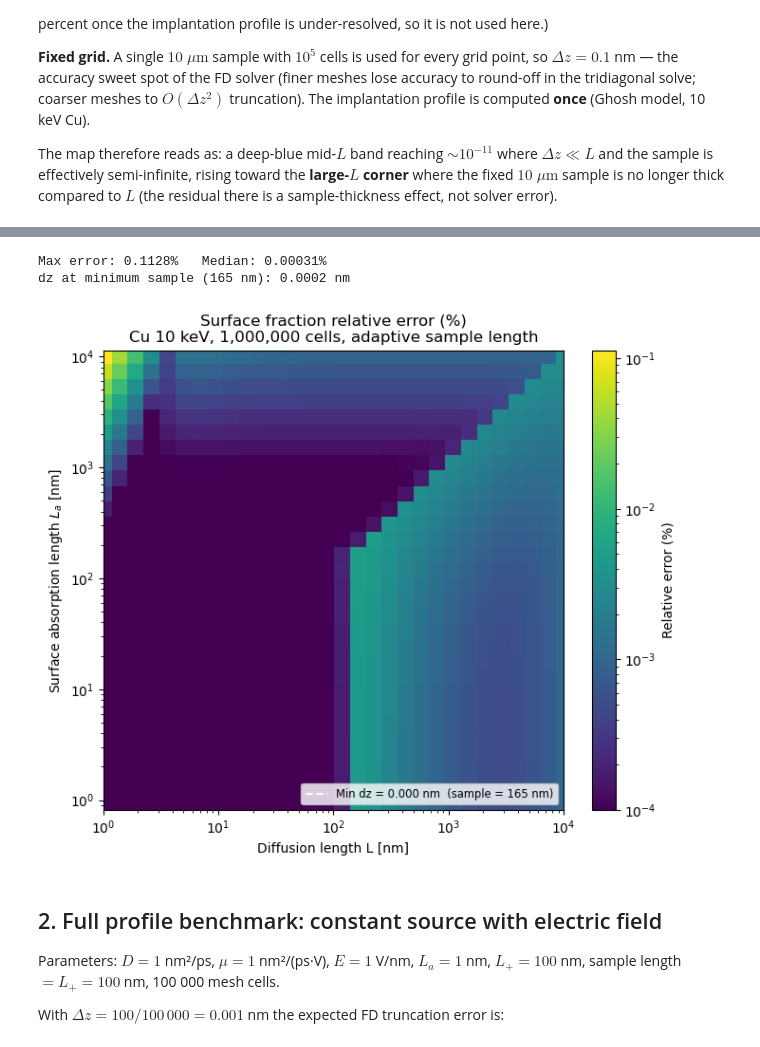
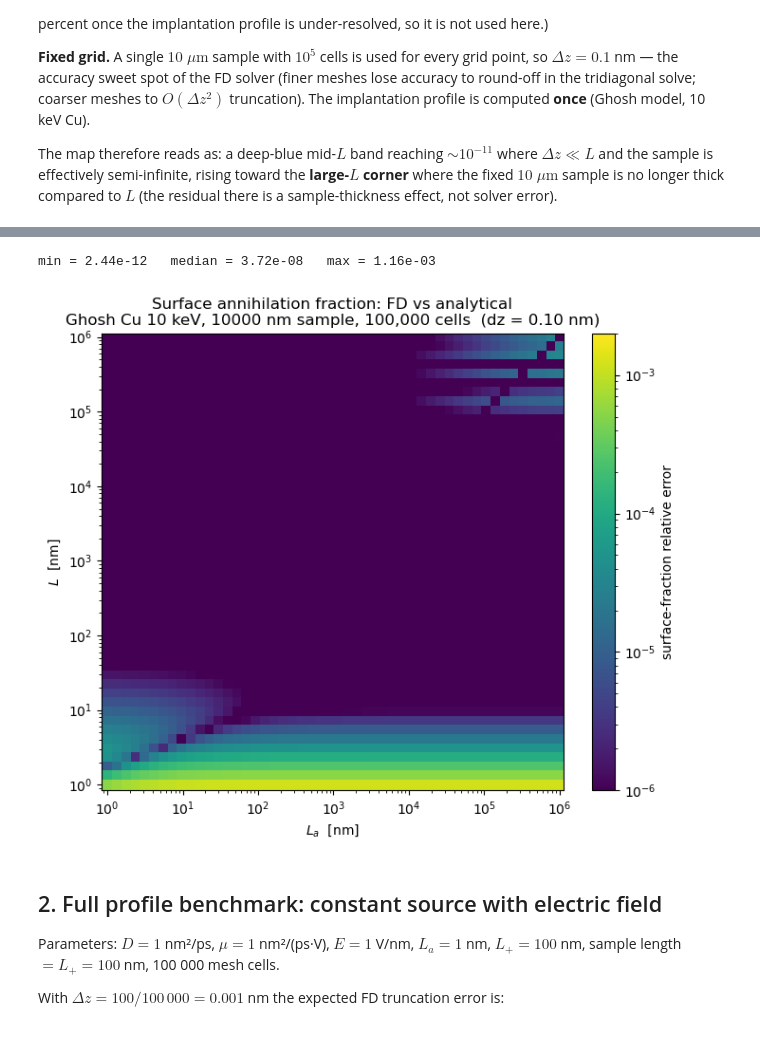
Before and after one commit to achiyaAmrusi/scipas, a Jupyter notebook: examples/transport benchmark/solver_benchmark.ipynb, the cells around one changed output, grey strips where cells are left out. Cells and saved outputs as stored; diff of their text form; code cells hidden in the pictures.

```diff
--- a/examples/transport benchmark/solver_benchmark.ipynb
+++ b/examples/transport benchmark/solver_benchmark.ipynb
@@ -74,9 +76,6 @@ print(f'Sample = {sample_size:.0f} nm   mesh = {mesh_size_1:,} cells   '
 # %%
-PROFILE_SCALE = z_bar    # nm — 10 keV Cu profile is ~0 beyond this depth
-
-N_pts   = 30
-L_grid  = np.logspace(0, 4, N_pts)
-La_grid = np.logspace(0, 4, N_pts)
-print(f'Grid: {N_pts}x{N_pts} = {N_pts**2} points')
-print(f'Sample length = max(10*max(L,La), {PROFILE_SCALE:.0f} nm) per grid point')
+N_pts   = 50
+L_grid  = np.logspace(0, 6, N_pts)     # diffusion length        L  [nm]
+La_grid = np.logspace(0, 6, N_pts)     # surface absorption length L_a [nm]
+print(f'Grid: {N_pts}x{N_pts} = {N_pts**2} points,  L, La in [1, 1e6] nm')
 # %% [output]
@@ -85,63 +83,46 @@ Sample length = max(10*max(L,La), 165 nm) per grid point
 # %%
-# ── Adaptive 2D scan — typically takes 1–2 minutes ───────────────────────────
+# ── 2D scan over (L, La) — fixed sample & grid; ~1-2 min ─────────────────────
 error_map = np.full((N_pts, N_pts), np.nan)
 
 for i, La in enumerate(La_grid):
     for j, L in enumerate(L_grid):
-        # Scale sample to characteristic lengths
-        sample_len = max(10.0 * max(L, La), 10*PROFILE_SCALE)
-
-        # Recompute implantation profile for this sample length
-        depth = np.linspace(0, sample_len, mesh_size_1)
-        prof  = multilayer_implantation_profile(
-            beam_energy, depth, [sample_len],
-            [Cu_params], [Cu_params['density']], makhov_profile)
-        x_l, y_l = prof.coords['x'].values, prof.values
-
-        lam   = D / L**2
-        layer = Layer(width=sample_len,
-                      material=Material(diffusion=D, mobility=0,
+        lam    = D / L**2                       # so that L_bulk = sqrt(D/lam) = L
+        layer  = Layer(width=sample_size,
+                       material=Material(diffusion=D, mobility=0,
                                          bulk_annihilation_rate=lam))
         sample = Sample(layers=[layer], absorption_length=La)
-        ann   = profile_solver(prof, sample, mesh_size=mesh_size_1)
-        f_num = float(compute_annihilation_fractions(ann, sample).sel(layer=-1))
-        f_ref = float(np.trapezoid(y_l * np.exp(-x_l / L), x_l)) / (1 + La / L)
+        ann    = profile_solver(prof, sample, mesh_size=mesh_size_1)
 
-        # Skip points where the surface fraction is negligible (< 1e-4)
-        # — relative error is not meaningful when f ≈ 0
-#        if f_ref > 1e-4:
-        error_map[i, j] = 100 * abs(f_num - f_ref) / f_ref
+        # surface annihilation fraction = surface absorption flux  D*c(0)/La
+        f_num  = float(D * ann.values[0] / La)
+        f_ref  = float(np.trapezoid(y_prof * np.exp(-x_prof / L), x_prof)) / (1 + La / L)
+
+        if f_ref > 1e-12:        # skip the degenerate corner where f -> 0 (underflow)
+            error_map[i, j] = abs(f_num - f_ref) / f_ref
 # ─────────────────────────────────────────────────────────────────────────────
-valid = ~np.isnan(error_map)
-print(f'Max error: {np.nanmax(error_map):.4f}%   Median: {np.nanmedian(error_map):.5f}%')
-print(f'dz at minimum sample ({PROFILE_SCALE:.0f} nm): {PROFILE_SCALE/mesh_size_1:.4f} nm')
+print(f'min = {np.nanmin(error_map):.2e}   '
+      f'median = {np.nanmedian(error_map):.2e}   '
+      f'max = {np.nanmax(error_map):.2e}')
 # %% [output]
-Max error: 0.1128%   Median: 0.00031%
-dz at minimum sample (165 nm): 0.0002 nm
+min = 2.44e-12   median = 3.72e-08   max = 1.16e-03
 # %%
-L_mesh, La_mesh = np.meshgrid(L_grid, La_grid)
+La_mesh, L_mesh = np.meshgrid(La_grid, L_grid)   # X = La, Y = L
 
 fig, ax = plt.subplots(figsize=(7, 6))
-pcm = ax.pcolormesh(L_mesh, La_mesh, error_map,
-                    norm=mcolors.LogNorm(vmin=1e-4), shading='auto')
-fig.colorbar(pcm, ax=ax, label='Relative error (%)')
-
-dz_min = PROFILE_SCALE / mesh_size_1
-ax.axvline(dz_min, color='white', ls='--', lw=1.5,
-           label=f'Min dz = {dz_min:.3f} nm  (sample = {PROFILE_SCALE:.0f} nm)')
+pcm = ax.pcolormesh(La_mesh, L_mesh, error_map.T,
+                    norm=mcolors.LogNorm(vmin=1e-6, vmax=2e-3), shading='auto')
+fig.colorbar(pcm, ax=ax, label='surface-fraction relative error')
 
 ax.set_xscale('log'); ax.set_yscale('log')
-ax.set_xlabel('Diffusion length L [nm]')
-ax.set_ylabel('Surface absorption length $L_a$ [nm]')
-ax.set_title(f'Surface fraction relative error (%)\n'
-             f'Cu {beam_energy:.0f} keV, {mesh_size_1:,} cells, '
-             f'adaptive sample length')
-plt.xlim([1e0,1e4])
-ax.legend(fontsize='small', loc='lower right')
+ax.set_xlabel(r'$L_a$  [nm]')
+ax.set_ylabel(r'$L$  [nm]')
+ax.set_title('Surface annihilation fraction: FD vs analytical\n'
+             f'Ghosh Cu {beam_energy:.0f} keV, {sample_size:.0f} nm sample, '
+             f'{mesh_size_1:,} cells  (dz = {sample_size/mesh_size_1:.2f} nm)')
 plt.tight_layout()
 plt.show()
 # %% [output]
-[figure, old version]
+[figure, new version]
 # %% [markdown]
 ## 2. Full profile benchmark: constant source with electric field
 
```
Also changed, not shown: parts of 2 cells of this notebook, 12 other files.
